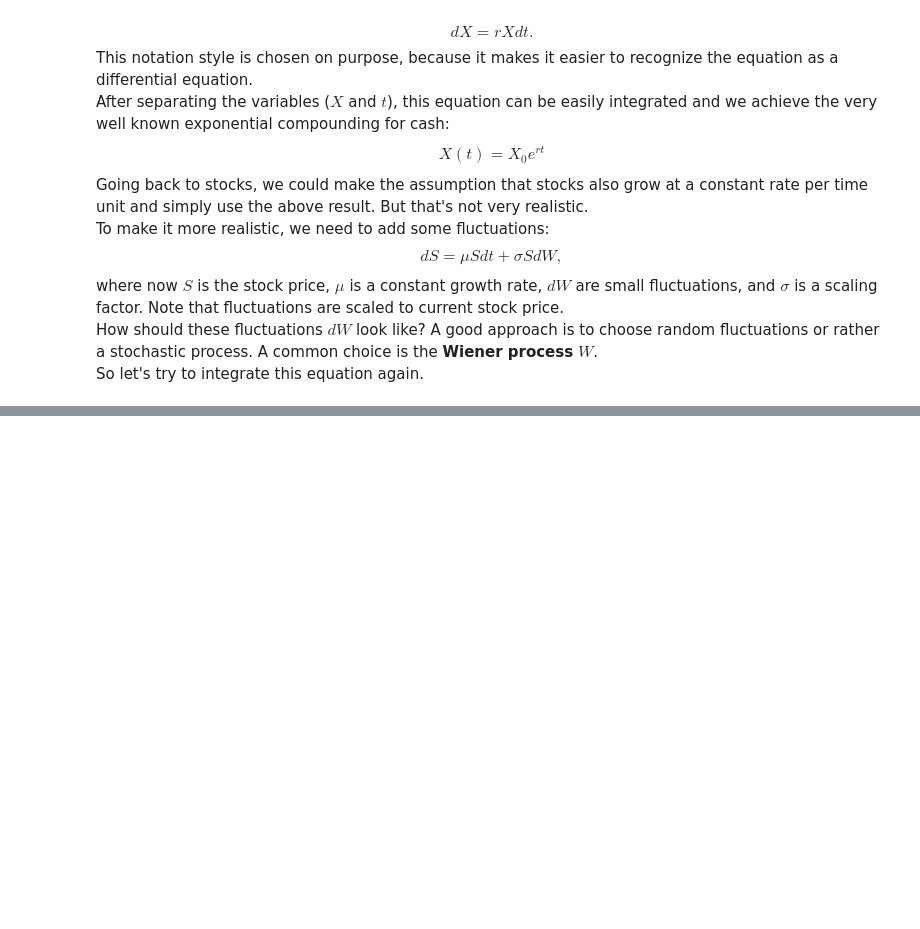
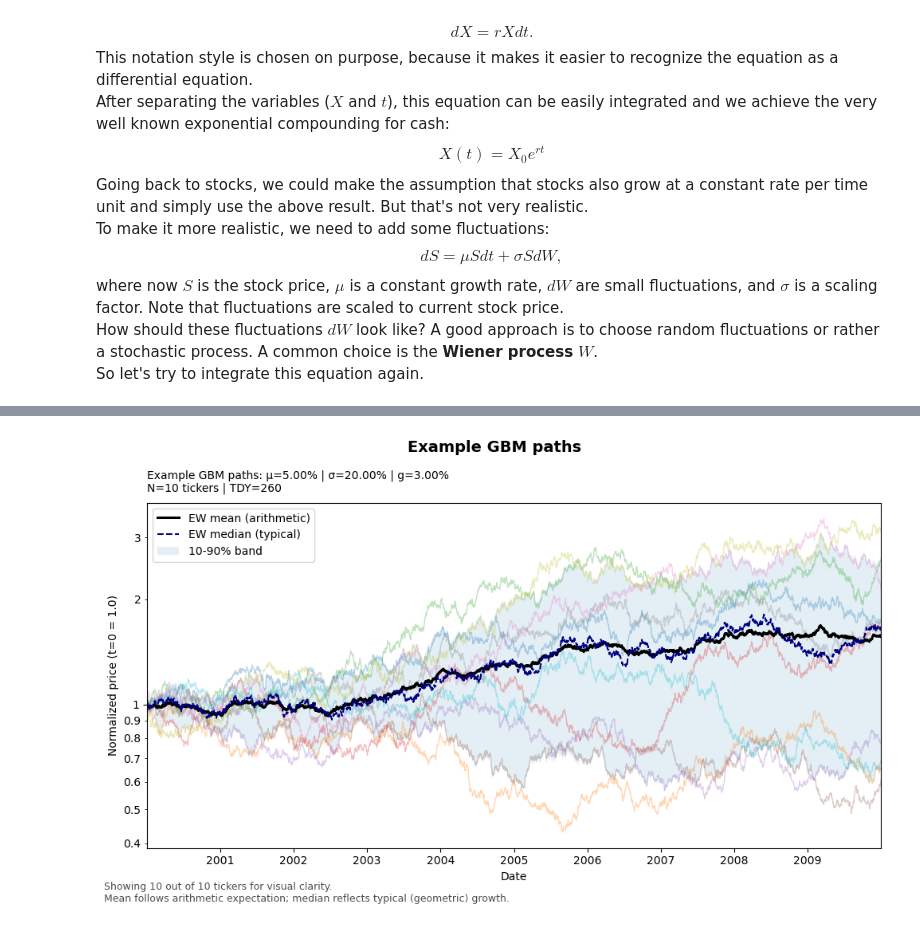
Before and after one commit to ElPhysico/ml-equity-backtester, a Jupyter notebook: notebooks/theory/01_gbm.ipynb, the cells around one changed output, grey strips where cells are left out. Saved outputs shown, nothing was run; the diff lists cells and outputs as text; code cells hidden in the pictures; blank space fills up the shorter version.

```diff
--- a/notebooks/theory/01_gbm.ipynb
+++ b/notebooks/theory/01_gbm.ipynb
@@ -104,0 +103,5 @@ This kind of time evolution of the stock price is also called **Geometric Browni
+# %%
+from mlbt.simulator.regimes import notebook_single_GBM_graph
+notebook_single_GBM_graph()
+# %% [output]
+[figure, added]
```
Also changed, not shown: parts of 5 cells of this notebook, 1 other file.
